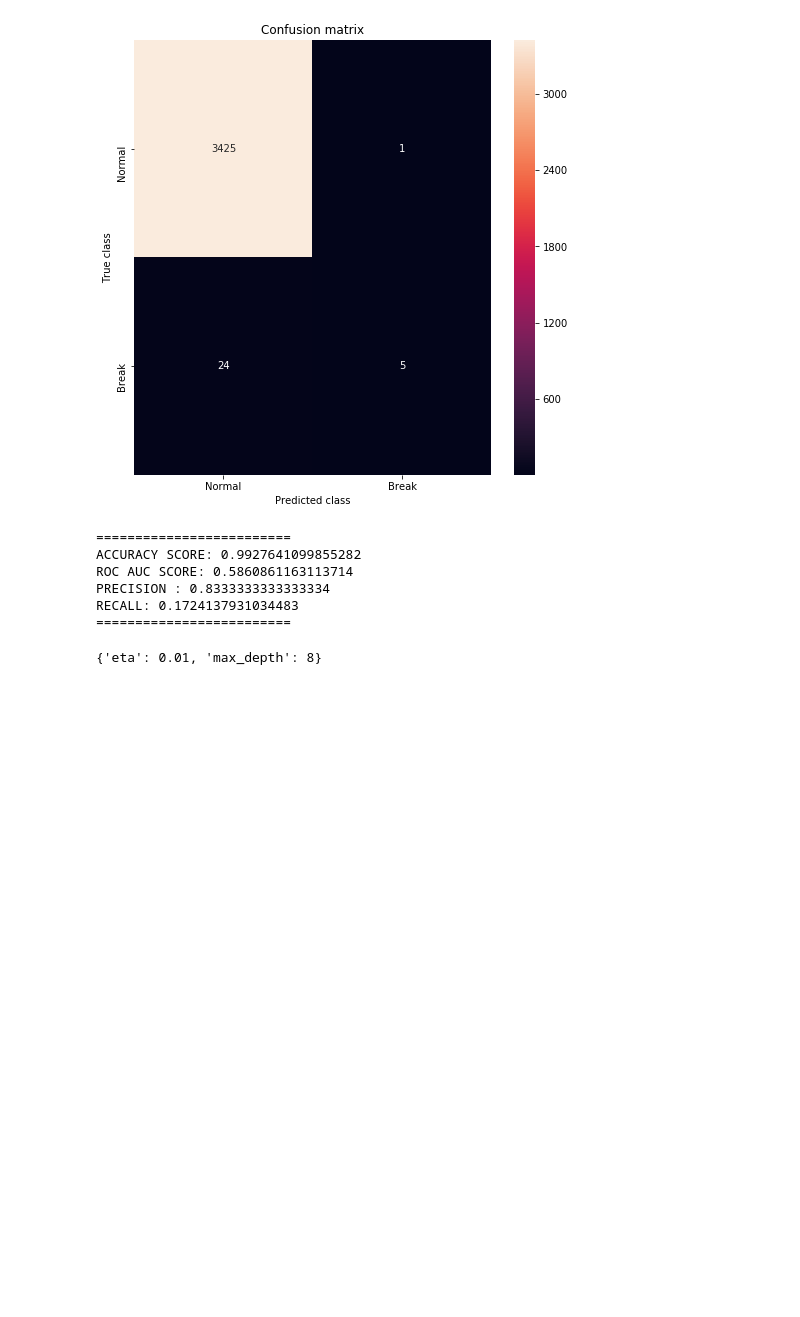
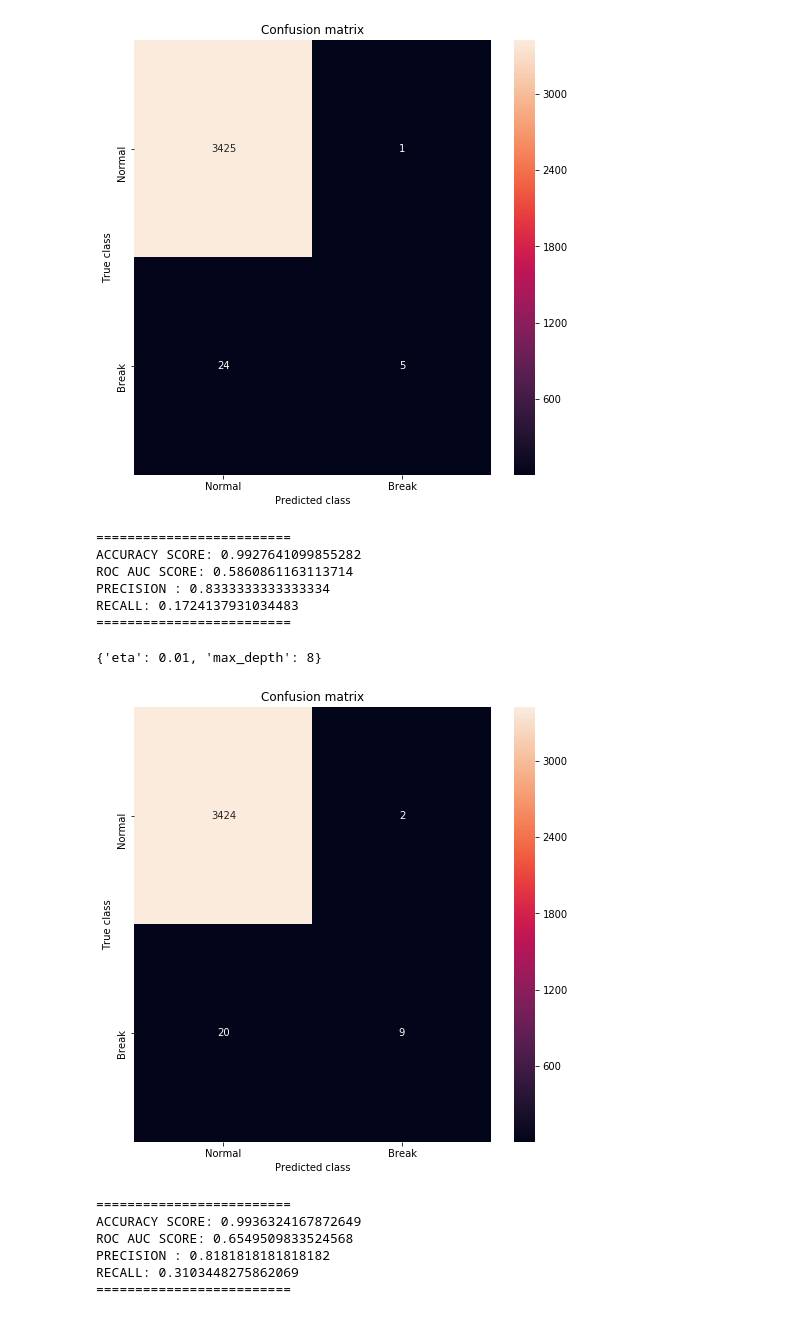
Before and after one commit to something-dot/verizon_live_pred_maint, a Jupyter notebook: classical_model_test/Boosting (Ada & XG).ipynb, the cells around one changed output. Saved outputs shown, nothing was run; the diff lists cells and outputs as text; code cells hidden in the pictures; blank space fills up the shorter version.

```diff
--- a/classical_model_test/Boosting (Ada & XG).ipynb
+++ b/classical_model_test/Boosting (Ada & XG).ipynb
@@ -155,7 +156,26 @@ ROC AUC SCORE: 0.5860861163113714
 PRECISION : 0.8333333333333334
 RECALL: 0.1724137931034483
 =========================
-# %%
-grid.best_params_
-# %% [output]
-{'eta': 0.01, 'max_depth': 8}
+# %%
+# Best parameters for XGBoost
+grid.best_params_
+# %% [output]
+{'eta': 0.01, 'max_depth': 8}
+# %%
+# Basic XGBoost
+clf = lgb.LGBMClassifier(scale_pos_weight=5)
+clf.fit(X_train, y_train)
+
+y_pred = clf.predict(X_test)
+y_prob = clf.predict_proba(X_test)[:,1] # the 1 index is probability of positive class
+y_prob[y_pred == 0] = 0
+
+plot_confusion_matrix(y_pred, y_test, y_prob)
+# %% [output]
+[figure, added]
+=========================
+ACCURACY SCORE: 0.9936324167872649
+ROC AUC SCORE: 0.6549509833524568
+PRECISION : 0.8181818181818182
+RECALL: 0.3103448275862069
+=========================
```
Also changed, not shown: parts of 3 cells of this notebook.
